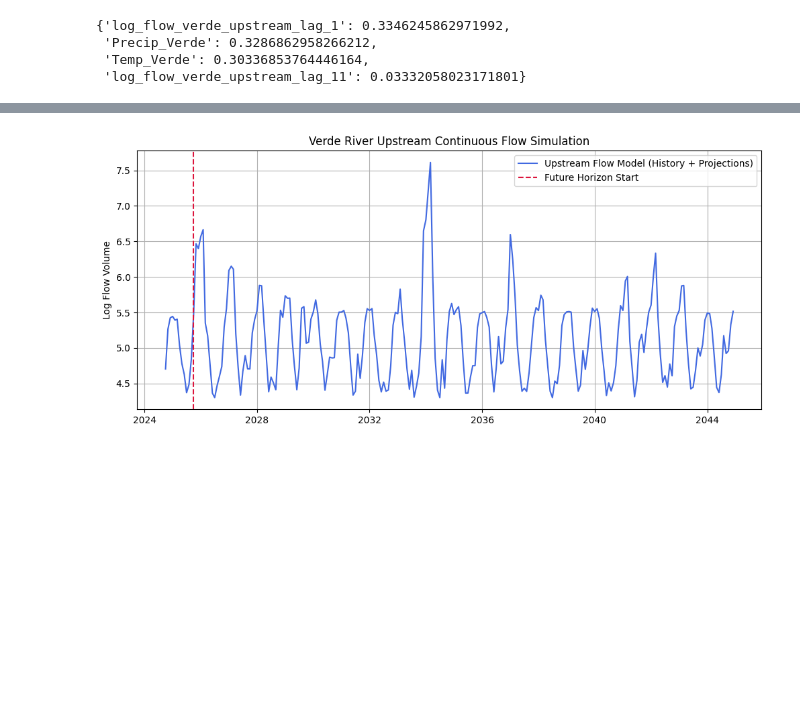
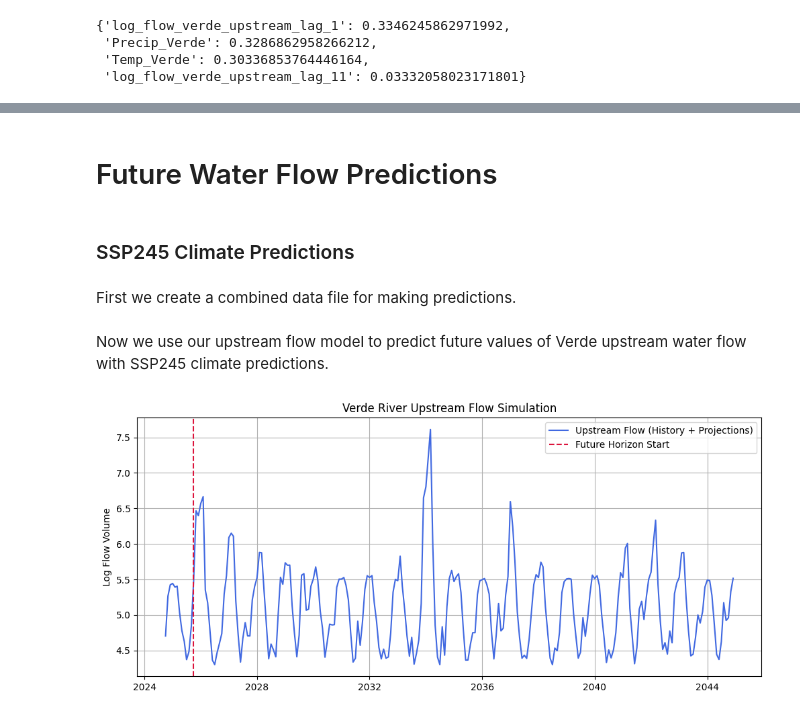
Before and after one commit to Erdos-Projects/summer26-water-use-sustainability, a Jupyter notebook: Code/03_verde_modeling.ipynb, the cells around one changed output, grey strips where cells are left out. Drawn from its saved outputs; the diff is of its cells as text; code cells hidden in the pictures; blank space fills up the shorter version.

Commit message:
Added future predictions

```diff
--- a/Code/03_verde_modeling.ipynb
+++ b/Code/03_verde_modeling.ipynb
@@ -834,0 +791,6 @@ First 15 rows of the target streams:
+# %% [markdown]
+# Future Water Flow Predictions
+# %% [markdown]
+### SSP245 Climate Predictions
+# %% [markdown]
+First we create a combined data file for making predictions.
@@ -835,34 +822,38 @@ First 15 rows of the target streams:
+# %% [markdown]
+Now we use our upstream flow model to predict future values of Verde upstream water flow with SSP245 climate predictions.
 # %%
-future_predictions = []
+# ==========================================
+# 1. CREATING FLOW PROJECTIONS
+# ==========================================
 
 verde_upstream_features = [
     "Temp_Verde",
     "Precip_Verde",
     "log_flow_verde_upstream_lag_1",
     "log_flow_verde_upstream_lag_11"
 ]
 
-for i in range(12,len(df_combined.Time)):
-    df_combined.loc[i,'log_flow_verde_upstream_lag_1'] = df_combined.loc[i-1,'log_flow_verde_upstream']
-    df_combined.loc[i,'log_flow_verde_upstream_lag_11'] = df_combined.loc[i-11,'log_flow_verde_upstream']
-    df_combined.loc[i,'log_flow_verde_upstream'] = verde_upstream_model.predict(df_combined[verde_upstream_features].iloc[[i]])[0]
+for i in range(12,len(df_combined_245.Time)):
+    df_combined_245.loc[i,'log_flow_verde_upstream_lag_1'] = df_combined_245.loc[i-1,'log_flow_verde_upstream']
+    df_combined_245.loc[i,'log_flow_verde_upstream_lag_11'] = df_combined_245.loc[i-11,'log_flow_verde_upstream']
+    df_combined_245.loc[i,'log_flow_verde_upstream'] = verde_upstream_model.predict(df_combined_245[verde_upstream_features].iloc[[i]])[0]
 
 
 # ==========================================
 # 2. PLOTTING THE OUTPUT
 # ==========================================
 plt.figure(figsize=(12, 5))
 plt.plot(
-    pd.to_datetime(df_combined["Time"]),
-    df_combined["log_flow_verde_upstream"],
-    label="Upstream Flow Model (History + Projections)",
+    pd.to_datetime(df_combined_245["Time"]),
+    df_combined_245["log_flow_verde_upstream"],
+    label="Upstream Flow (History + Projections)",
     color="royalblue"
 )
-plt.axvline(pd.to_datetime(df_combined["Time"].iloc[12]), color="crimson", linestyle="--", label="Future Horizon Start")
-plt.title("Verde River Upstream Continuous Flow Simulation")
+plt.axvline(pd.to_datetime(df_combined_245["Time"].iloc[12]), color="crimson", linestyle="--", label="Future Horizon Start")
+plt.title("Verde River Upstream Flow Simulation")
 plt.ylabel("Log Flow Volume")
 plt.grid(True)
 plt.legend()
 plt.show()
 # %% [output]
-[figure, old version]
+[figure, new version]
```
Also changed, not shown: parts of 14 cells of this notebook.
